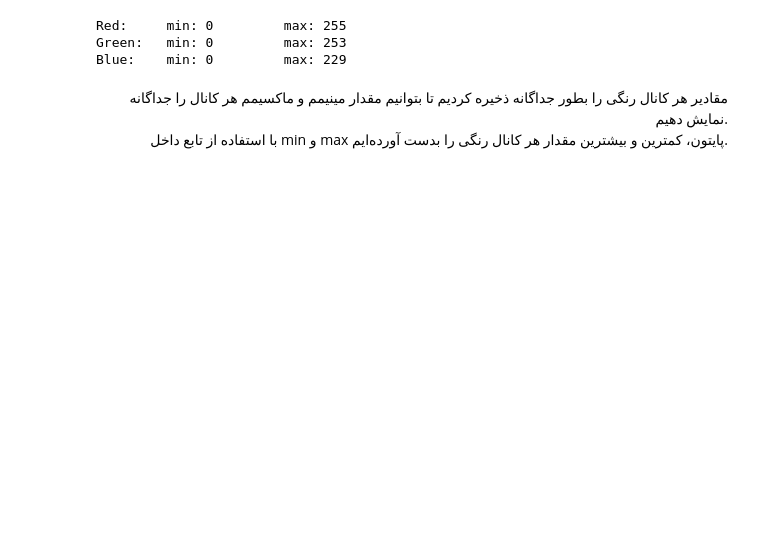
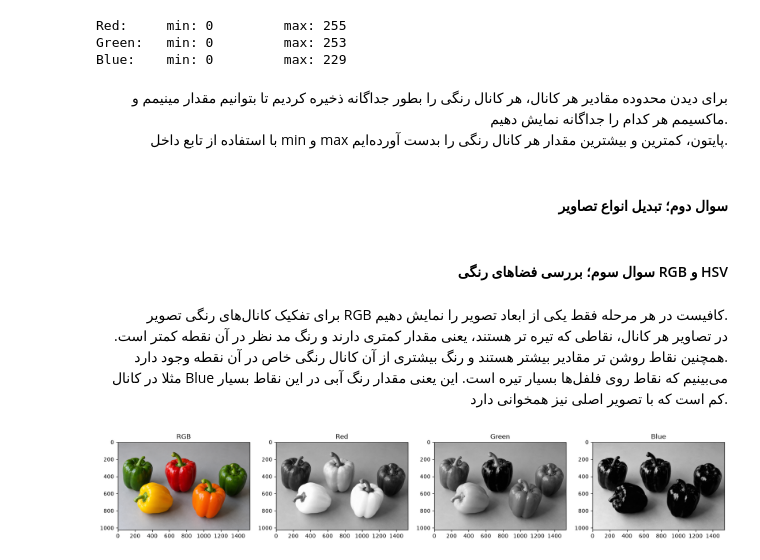
Before and after one commit to kshvri/CV-HW1, a Jupyter notebook: Part1.ipynb, the cells around one changed output. Drawn from its saved outputs; the diff is of its cells as text; code cells hidden in the pictures; blank space fills up the shorter version.

```diff
--- a/Part1.ipynb
+++ b/Part1.ipynb
@@ -51,7 +58,29 @@ Green:   min: 0         max: 253
 Blue:    min: 0         max: 229
 # %% [markdown]
 <div style="direction:rtl;text-align:right">
-مقادیر هر کانال رنگی را بطور جداگانه ذخیره کردیم تا بتوانیم مقدار مینیمم و ماکسیمم هر کانال را جداگانه نمایش دهیم.
+برای دیدن محدوده مقادیر هر کانال، هر کانال رنگی را بطور جداگانه ذخیره کردیم تا بتوانیم مقدار مینیمم و ماکسیمم هر کدام را جداگانه نمایش دهیم.
 <br/>
 با استفاده از تابع داخل min و max پایتون، کمترین و بیشترین مقدار هر کانال رنگی را بدست آورده‌ایم.
 </div>
+# %% [markdown]
+#### <div style="direction:rtl;text-align:right"> سوال دوم؛ تبدیل انواع تصاویر </div>
+# %% [markdown]
+#### <div style="direction:rtl;text-align:right"> سوال سوم؛ بررسی فضاهای رنگی RGB و HSV </div>
+# %% [markdown]
+<div style="direction:rtl;text-align:right">
+برای تفکیک کانال‌های رنگی تصویر RGB کافیست در هر مرحله فقط یکی از ابعاد تصویر را نمایش دهیم.
+    <br/>
+در تصاویر هر کانال، نقاطی که تیره تر هستند، یعنی مقدار کمتری دارند و رنگ مد نظر در آن نقطه کمتر است. همچنین نقاط روشن تر مقادیر بیشتر هستند و رنگ بیشتری از آن کانال رنگی خاص در آن نقطه وجود دارد.
+    <br/>
+مثلا در کانال Blue می‌بینیم که نقاط روی فلفل‌ها بسیار تیره است. این یعنی مقدار رنگ آبی در این نقاط بسیار کم است که با تصویر اصلی نیز همخوانی دارد.
+</div>
+# %%
+RGB_img = cv2.cvtColor(img, cv2.COLOR_BGR2RGB)
+
+plt.figure(figsize=[20,8])
+plt.subplot(141); plt.imshow(RGB_img); plt.title("RGB");
+plt.subplot(142); plt.imshow(RGB_img[:,:,0], cmap='gray'); plt.title("Red");
+plt.subplot(143); plt.imshow(RGB_img[:,:,1], cmap='gray'); plt.title("Green");
+plt.subplot(144); plt.imshow(RGB_img[:,:,2], cmap='gray'); plt.title("Blue");
+# %% [output]
+[figure, added]
```
Also changed, not shown: parts of 12 cells of this notebook.
